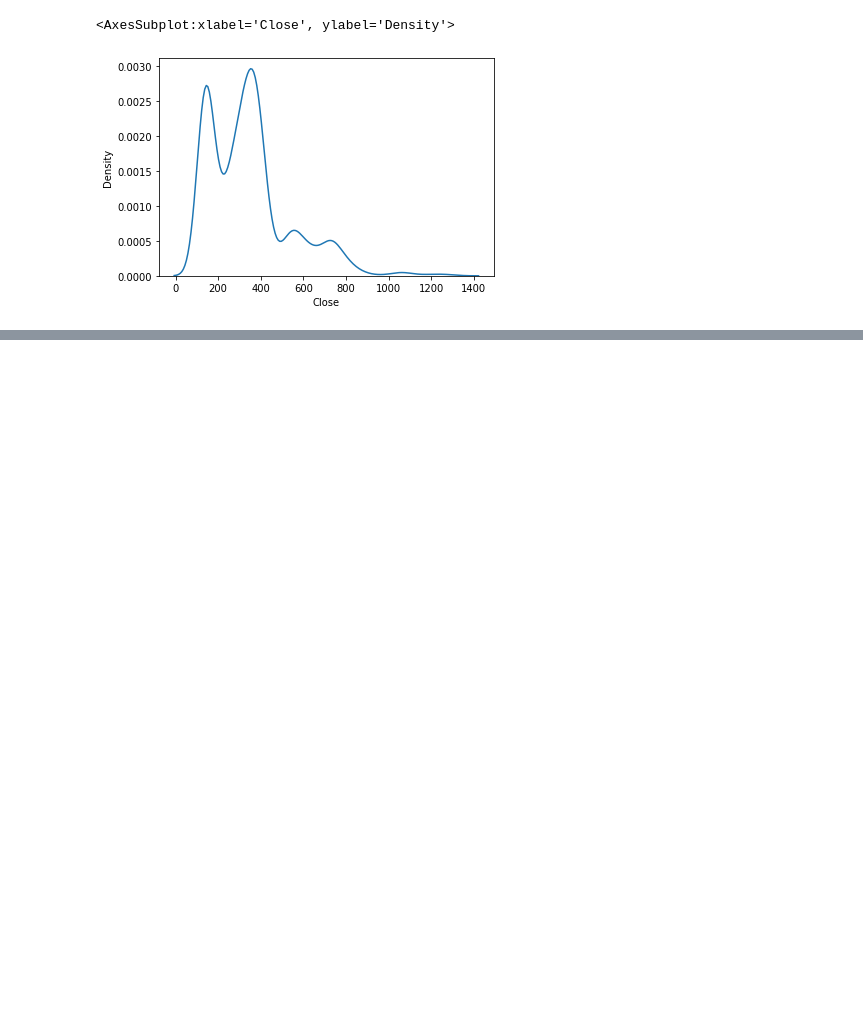
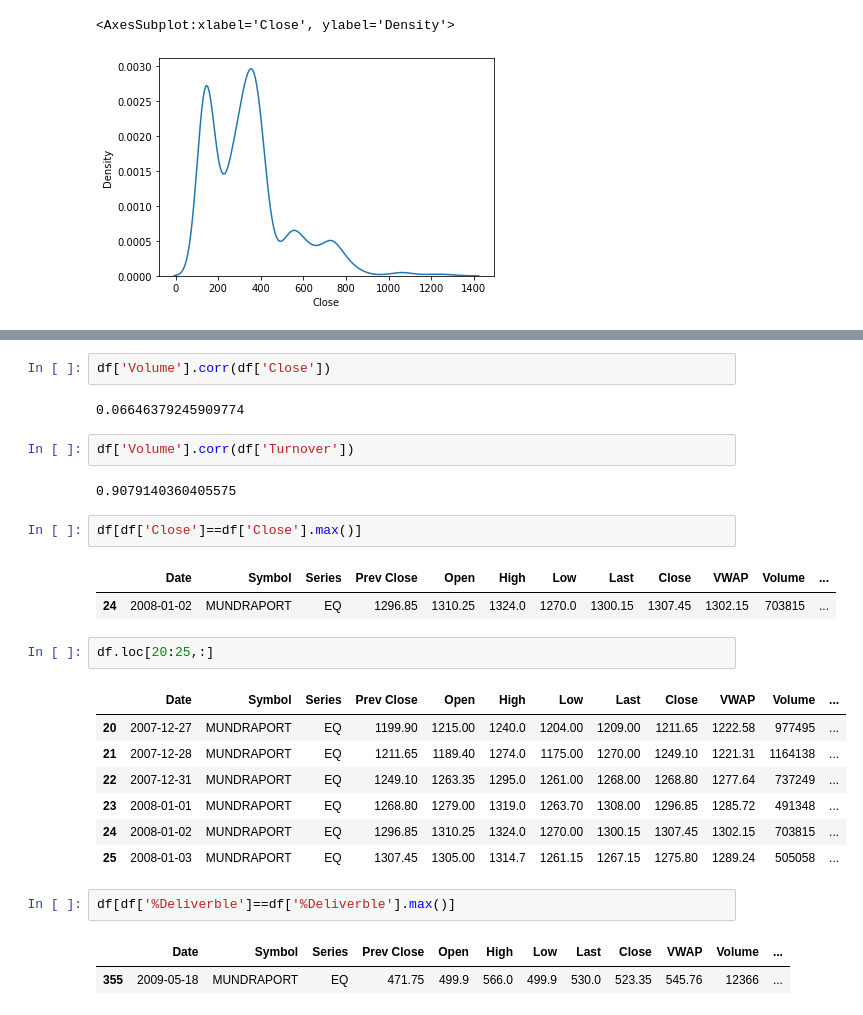
Before and after one commit to babiswas/pandasrepo, a Jupyter notebook: adaniport.ipynb, the cells around one changed output, grey strips where cells are left out. Saved outputs shown, nothing was run; the diff lists cells and outputs as text; blank space fills up the shorter version.

```diff
--- a/adaniport.ipynb
+++ b/adaniport.ipynb
@@ -309,0 +302,28 @@ df['Volume'].corr(df['Turnover'])
+# %%
+df['Volume'].corr(df['Close'])
+# %% [output]
+0.06646379245909774
+# %%
+df['Volume'].corr(df['Turnover'])
+# %% [output]
+0.9079140360405575
+# %%
+df[df['Close']==df['Close'].max()]
+# %% [output]
+|  | Date | Symbol | Series | Prev Close | Open | High | Low | Last | Close | VWAP | Volume | ... |
+| 24 | 2008-01-02 | MUNDRAPORT | EQ | 1296.85 | 1310.25 | 1324.0 | 1270.0 | 1300.15 | 1307.45 | 1302.15 | 703815 | ... |
+# %%
+df.loc[20:25,:]
+# %% [output]
+|  | Date | Symbol | Series | Prev Close | Open | High | Low | Last | Close | VWAP | Volume | ... |
+| 20 | 2007-12-27 | MUNDRAPORT | EQ | 1199.90 | 1215.00 | 1240.0 | 1204.00 | 1209.00 | 1211.65 | 1222.58 | 977495 | ... |
+| 21 | 2007-12-28 | MUNDRAPORT | EQ | 1211.65 | 1189.40 | 1274.0 | 1175.00 | 1270.00 | 1249.10 | 1221.31 | 1164138 | ... |
+| 22 | 2007-12-31 | MUNDRAPORT | EQ | 1249.10 | 1263.35 | 1295.0 | 1261.00 | 1268.00 | 1268.80 | 1277.64 | 737249 | ... |
+| 23 | 2008-01-01 | MUNDRAPORT | EQ | 1268.80 | 1279.00 | 1319.0 | 1263.70 | 1308.00 | 1296.85 | 1285.72 | 491348 | ... |
+| 24 | 2008-01-02 | MUNDRAPORT | EQ | 1296.85 | 1310.25 | 1324.0 | 1270.00 | 1300.15 | 1307.45 | 1302.15 | 703815 | ... |
+| 25 | 2008-01-03 | MUNDRAPORT | EQ | 1307.45 | 1305.00 | 1314.7 | 1261.15 | 1267.15 | 1275.80 | 1289.24 | 505058 | ... |
+# %%
+df[df['%Deliverble']==df['%Deliverble'].max()]
+# %% [output]
+|  | Date | Symbol | Series | Prev Close | Open | High | Low | Last | Close | VWAP | Volume | ... |
+| 355 | 2009-05-18 | MUNDRAPORT | EQ | 471.75 | 499.9 | 566.0 | 499.9 | 530.0 | 523.35 | 545.76 | 12366 | ... |
```
Also changed, not shown: parts of 16 cells of this notebook.
